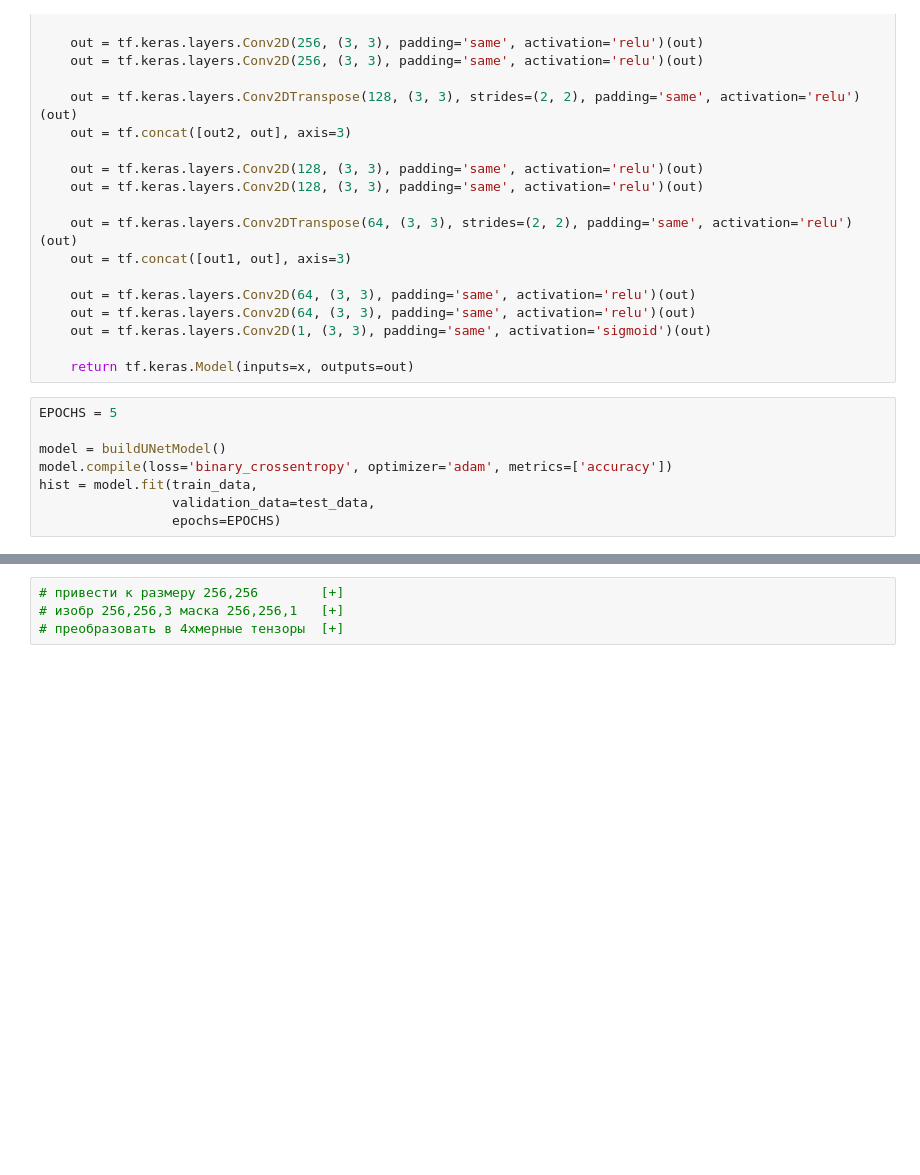
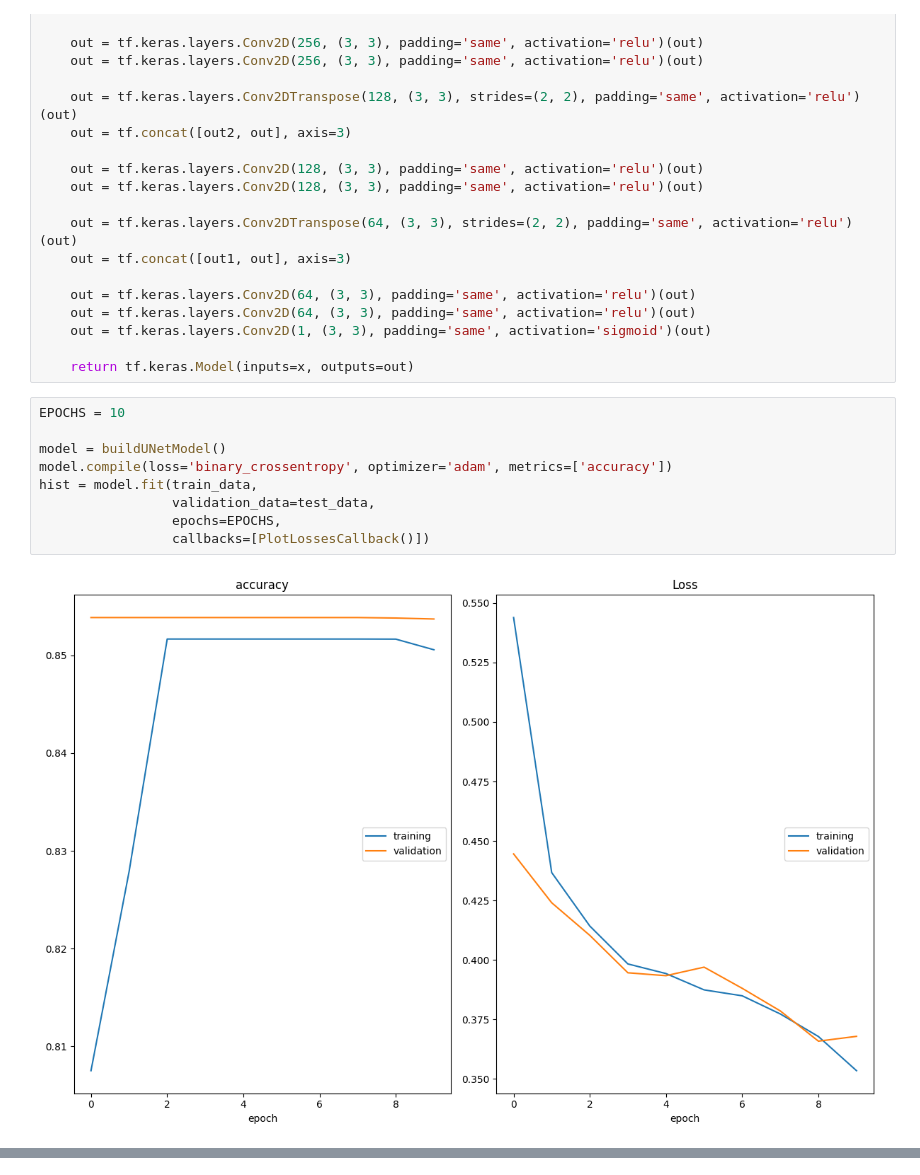
Before and after one commit to julianzim/Building_Analytics_with_CV, a Jupyter notebook: U_Net_model.ipynb, the cells around one changed output, grey strips where cells are left out. Saved outputs shown, nothing was run; the diff lists cells and outputs as text; blank space fills up the shorter version.

```diff
--- a/U_Net_model.ipynb
+++ b/U_Net_model.ipynb
@@ -337,11 +348,13 @@ def buildUNetModel():
 
     return tf.keras.Model(inputs=x, outputs=out)
 # %%
-EPOCHS = 5
+EPOCHS = 10
 
 model = buildUNetModel()
 model.compile(loss='binary_crossentropy', optimizer='adam', metrics=['accuracy'])
 hist = model.fit(train_data,
                  validation_data=test_data,
-                 epochs=EPOCHS)
+                 epochs=EPOCHS,
+                 callbacks=[PlotLossesCallback()])
 # %% [output]
+[figure, added]
@@ -358,4 +367,0 @@ Epoch 5/5
-# %%
-# привести к размеру 256,256        [+]
-# изобр 256,256,3 маска 256,256,1   [+]
-# преобразовать в 4хмерные тензоры  [+]
```
Also changed, not shown: parts of 6 cells of this notebook.
